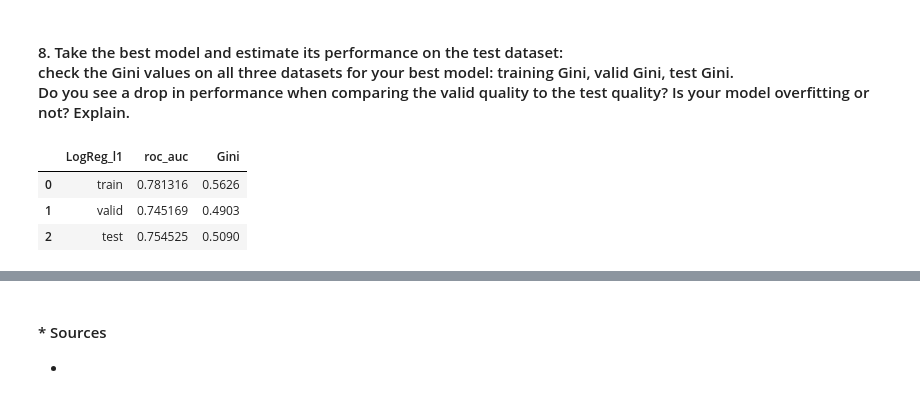
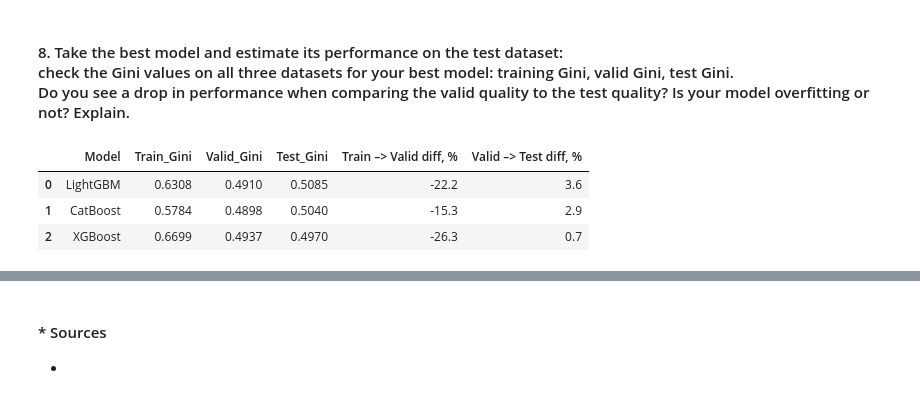
Before and after one commit to TimurOsmanov/s21, a Jupyter notebook: ML/ML5_Decision_trees/src/DontGetKicked_ML5.ipynb, the cells around one changed output, grey strips where cells are left out. Drawn from its saved outputs; the diff is of its cells as text; code cells hidden in the pictures.

```diff
--- a/ML/ML5_Decision_trees/src/DontGetKicked_ML5.ipynb
+++ b/ML/ML5_Decision_trees/src/DontGetKicked_ML5.ipynb
@@ -789,14 +713,14 @@ class GBDT_Clsf:
         return (probabilities[:, 1] > 0.5).astype(int)
 # %%
 best_est, best_depth, best_gini = 1, 1, 0
-for est in range(1, 151, 10):
+for est in range(1, 101, 10):
     for depth in range(1, 10):
         model = RandomForestClassifier(
             n_estimators=est, criterion="gini", random_state=42, max_depth=depth
         )
-        model.fit(X=X_train_, y=y_train_)
-        y_pred = model.predict_proba(X=X_valid_)[:, 1]
-        gini = gini_score_sk(y_true=y_valid_.values, y_score=y_pred)
+        model.fit(X=X_train, y=y_train)
+        y_pred = model.predict_proba(X=X_valid)[:, 1]
+        gini = gini_score_sk(y_true=y_valid, y_score=y_pred)
         if best_gini < gini:
             best_gini = gini
             best_depth = depth
@@ -1115,8 +954,8 @@ out.reset_index(drop=True)
 ##### 7.3 XGBoost by The XGBoost Contributors (core C++, API: Python, R, Java, Julia, Scala and etc)
 # %%
 # naive fine tune
-xgb_train = xgb.DMatrix(X_train_, label=y_train_)
-xgb_valid = xgb.DMatrix(X_valid_, label=y_valid_)
+xgb_train = xgb.DMatrix(X_train, label=y_train)
+xgb_valid = xgb.DMatrix(X_valid, label=y_valid)
 
 base_params = {
     "objective": "binary:logistic",
@@ -1131,14 +970,11 @@ base_params = {
 
 best_params, test_gini = {}, 0
 
-test_learning_rates = [0.001, 0.005, 0.01, 0.02, 0.05, 0.08, 0.1]
-test_max_depths = [3, 4, 5, 6, 7, 8]
-
 for lr in test_learning_rates:
     current_params = base_params.copy()
     current_params["eta"] = lr
 
-    for depth in test_max_depths:
+    for depth in test_max_depth:
         current_params["max_depth"] = depth
 
         model = xgb.train(
@@ -1151,7 +987,7 @@ for lr in test_learning_rates:
         )
 
         y_pred = model.predict(xgb_valid)
-        cur_gini = gini_score_sk(y_true=y_valid_.values, y_score=y_pred)
+        cur_gini = gini_score_sk(y_true=y_valid.values, y_score=y_pred)
 
         if cur_gini > test_gini:
             best_params = current_params.copy()
@@ -1193,26 +1019,47 @@ out.reset_index(drop=True)
 # %% [markdown]
 #### 8. Take the best model and estimate its performance on the test dataset:<br>check the Gini values on all three datasets for your best model: training Gini, valid Gini, test Gini.<br>Do you see a drop in performance when comparing the valid quality to the test quality? Is your model overfitting or not? Explain.
 # %%
-# CatBoost_model is the best
-final_out: pd.DataFrame = pd.DataFrame({"LogReg_l1": [], "roc_auc": [], "Gini": []})
+# best models
+LightGBM_model = lgb.train(**lgbm_final_params)
+XGB_model = xgb.train(**xgb_final_params)
 
-for x, y, name in (
-    (X_train_, y_train_, "train"),
-    (X_valid_, y_valid_, "valid"),
-    (X_test_, y_test_, "test"),
-):
-    y_pred = CatBoost_model.predict_proba(X=x)[:, 1]
+f_out: dict = {
+    "Model": ["LightGBM", "CatBoost", "XGBoost"],
+    "Train_Gini": [],
+    "Valid_Gini": [],
+    "Test_Gini": [],
+    "Train –> Valid diff, %": [],
+    "Valid –> Test diff, %": [],
+}
 
-    final_out.loc[len(final_out)] = {
-        "LogReg_l1": name,
-        "roc_auc": roc_auc_score(y_true=y, y_score=y_pred),
-        "Gini": gini_score_sk(y_true=y, y_score=y_pred),
-    }
+for num, model in enumerate((LightGBM_model, CatBoost_model, XGB_model)):
 
-final_out
+    for x, y, name in (
+        (X_train, y_train, "Train"),
+        (X_valid, y_valid, "Valid"),
+        (X_test, y_test, "Test"),
+    ):
+
+        if "cat" in str(model):
+            y_pred = model.predict_proba(X=x)[:, 1]
+        elif "xgb" in str(model):
+            x = xgb.DMatrix(x, label=y)
+            y_pred = model.predict(data=x)
+        else:
+            y_pred = model.predict(data=x)
+
+        f_out[f"{name}_Gini"].append(gini_score_sk(y_true=y, y_score=y_pred))
+
+    train_valid = f_out["Valid_Gini"][num] / f_out["Train_Gini"][num]
+    valid_test = f_out["Test_Gini"][num] / f_out["Valid_Gini"][num]
+
+    f_out["Train –> Valid diff, %"].append(round(train_valid - 1, 3) * 100)
+    f_out["Valid –> Test diff, %"].append(round(valid_test - 1, 3) * 100)
+
+pd.DataFrame(f_out)
 # %% [output]
-|  | LogReg_l1 | roc_auc | Gini |
-| 0 | train | 0.781316 | 0.5626 |
-| 1 | valid | 0.745169 | 0.4903 |
-| 2 | test | 0.754525 | 0.5090 |
+|  | Model | Train_Gini | Valid_Gini | Test_Gini | Train –> Valid diff, % | Valid –> Test diff, % |
+| 0 | LightGBM | 0.6308 | 0.4910 | 0.5085 | -22.2 | 3.6 |
+| 1 | CatBoost | 0.5784 | 0.4898 | 0.5040 | -15.3 | 2.9 |
+| 2 | XGBoost | 0.6699 | 0.4937 | 0.4970 | -26.3 | 0.7 |
 # %% [markdown]
```
Also changed, not shown: parts of 61 cells of this notebook.
